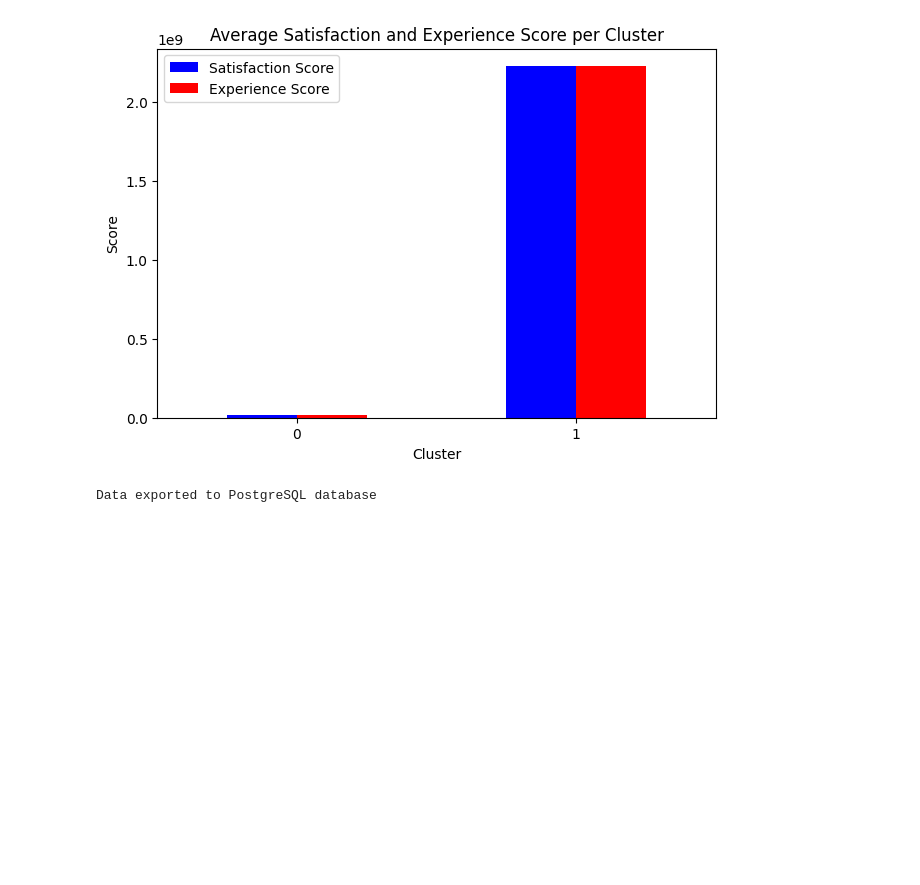
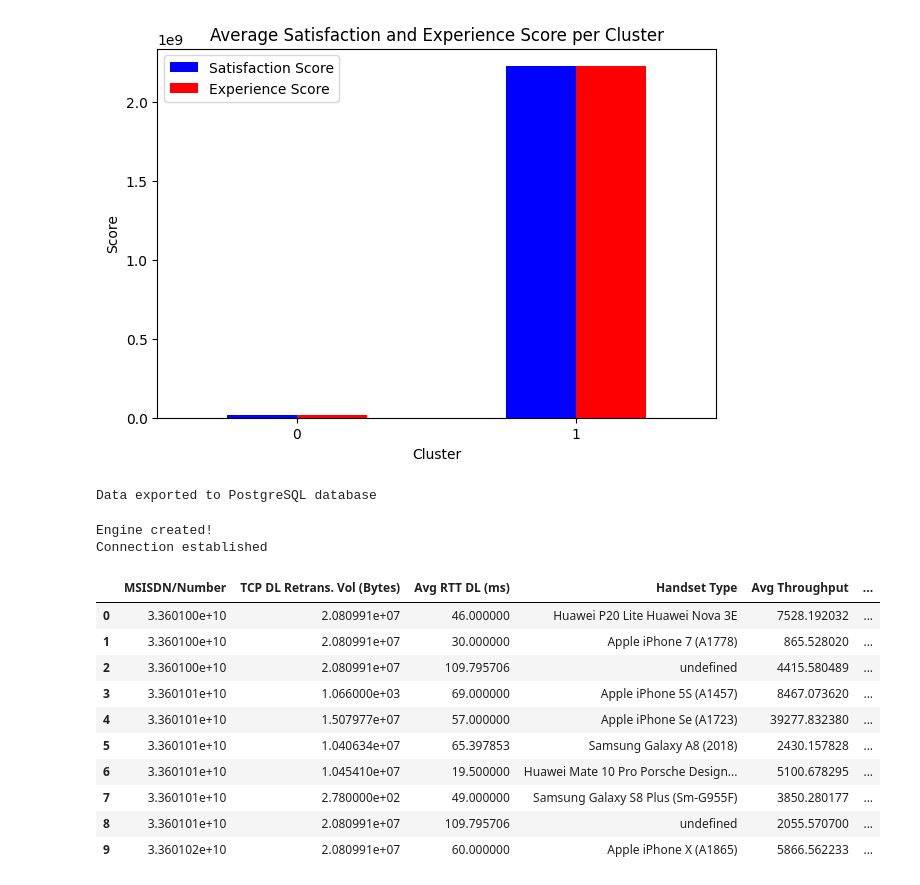
Before and after one commit to IamYunusAli/Acquired, a Jupyter notebook: notebooks/Company_analysis.ipynb, the cells around one changed output. Drawn from its saved outputs; the diff is of its cells as text; code cells hidden in the pictures; blank space fills up the shorter version.

```diff
--- a/notebooks/Company_analysis.ipynb
+++ b/notebooks/Company_analysis.ipynb
@@ -1024,3 +1024,21 @@ customer_info.to_sql('customer_scores', engine, if_exists='replace', index=True)
 print("Data exported to PostgreSQL database")
 # %% [output]
 Data exported to PostgreSQL database
+# %%
+query = """ SELECT * FROM public.customer_scores"""
+cusm_info= data_from_postgres(query)
+cusm_info.head(10)
+# %% [output]
+Engine created!
+Connection established
+|  | MSISDN/Number | TCP DL Retrans. Vol (Bytes) | Avg RTT DL (ms) | Handset Type | Avg Throughput | ... |
+| 0 | 3.360100e+10 | 2.080991e+07 | 46.000000 | Huawei P20 Lite Huawei Nova 3E | 7528.192032 | ... |
+| 1 | 3.360100e+10 | 2.080991e+07 | 30.000000 | Apple iPhone 7 (A1778) | 865.528020 | ... |
+| 2 | 3.360100e+10 | 2.080991e+07 | 109.795706 | undefined | 4415.580489 | ... |
+| 3 | 3.360101e+10 | 1.066000e+03 | 69.000000 | Apple iPhone 5S (A1457) | 8467.073620 | ... |
+| 4 | 3.360101e+10 | 1.507977e+07 | 57.000000 | Apple iPhone Se (A1723) | 39277.832380 | ... |
+| 5 | 3.360101e+10 | 1.040634e+07 | 65.397853 | Samsung Galaxy A8 (2018) | 2430.157828 | ... |
+| 6 | 3.360101e+10 | 1.045410e+07 | 19.500000 | Huawei Mate 10 Pro Porsche Design... | 5100.678295 | ... |
+| 7 | 3.360101e+10 | 2.780000e+02 | 49.000000 | Samsung Galaxy S8 Plus (Sm-G955F) | 3850.280177 | ... |
+| 8 | 3.360101e+10 | 2.080991e+07 | 109.795706 | undefined | 2055.570700 | ... |
+| 9 | 3.360102e+10 | 2.080991e+07 | 60.000000 | Apple iPhone X (A1865) | 5866.562233 | ... |
```
